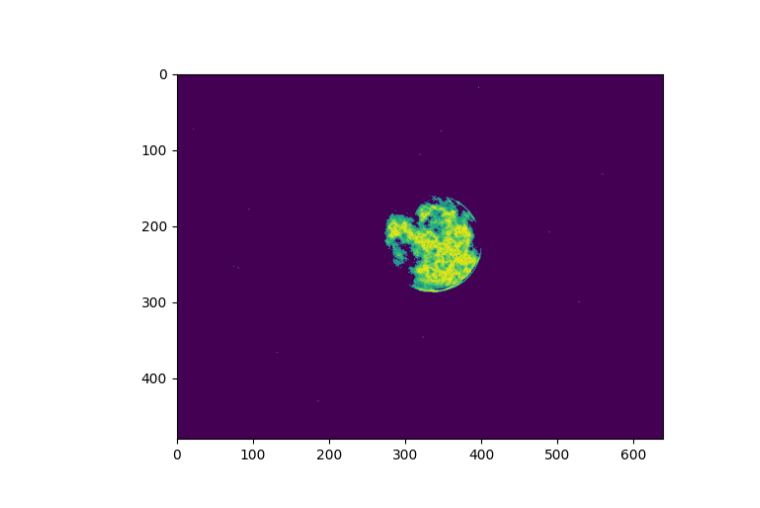
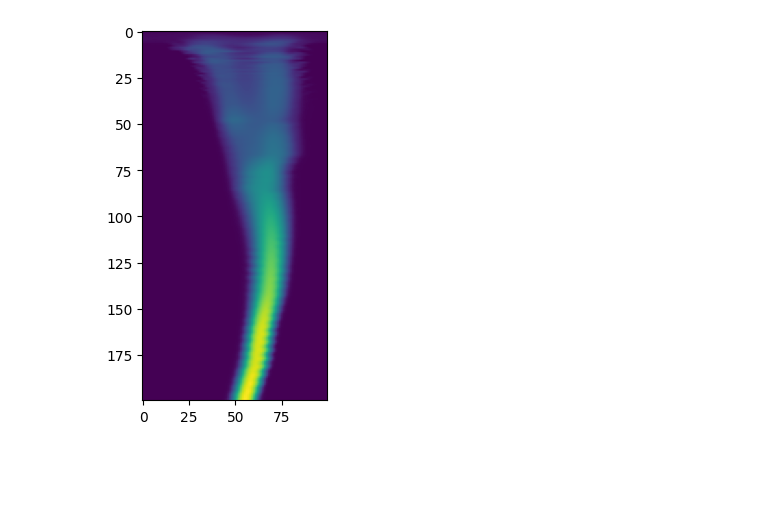
Before and after one commit to MatInGit/lume-deployment, a Jupyter notebook: examples/image/read_image.ipynb, the cells around one changed output. Cells and saved outputs as stored; diff of their text form; code cells hidden in the pictures; blank space fills up the shorter version.

```diff
--- a/examples/image/read_image.ipynb
+++ b/examples/image/read_image.ipynb
@@ -17,7 +13,9 @@ from matplotlib import pyplot as plt
-# %%
-arry = ctxt.get("LUME:MLFLOW:TEST_IMAGE")
-
-plt.imshow(arry)
-plt.show()
-# %% [output]
-[figure, removed]
+# %%
+
+
+arry = ctxt.put("LUME:MLFLOW:TEST_B", np.random.rand(56,1)*0.1)
+arry_img = ctxt.get("OUTPUT_IMAGE")
+plt.imshow(arry_img)
+plt.show()
+# %% [output]
+[figure, added]
```
Also changed, not shown: parts of 1 cell of this notebook, 9 other files.
